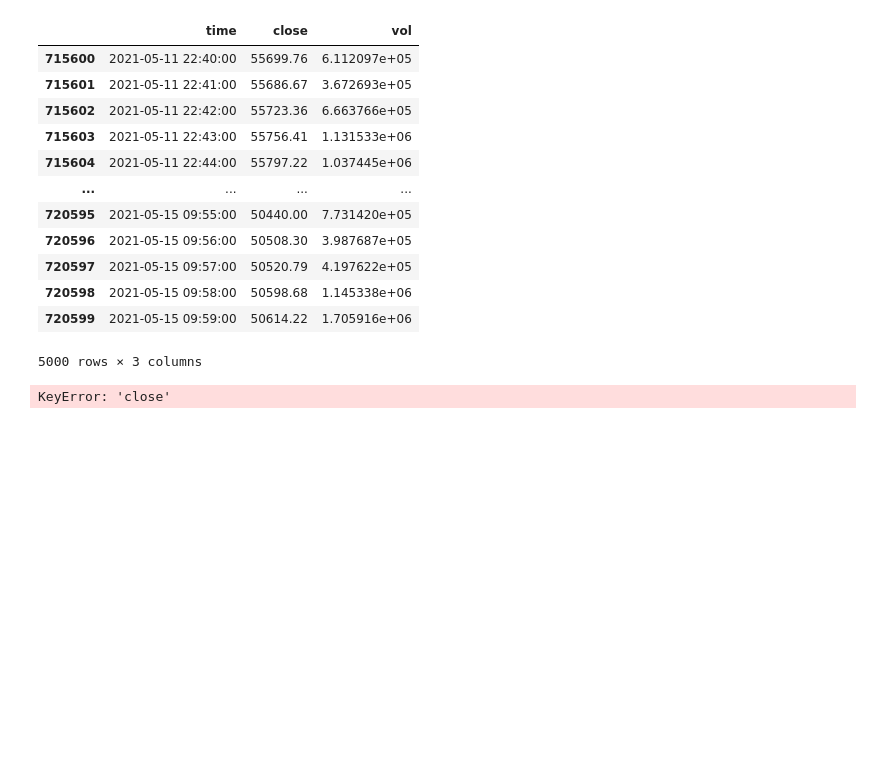
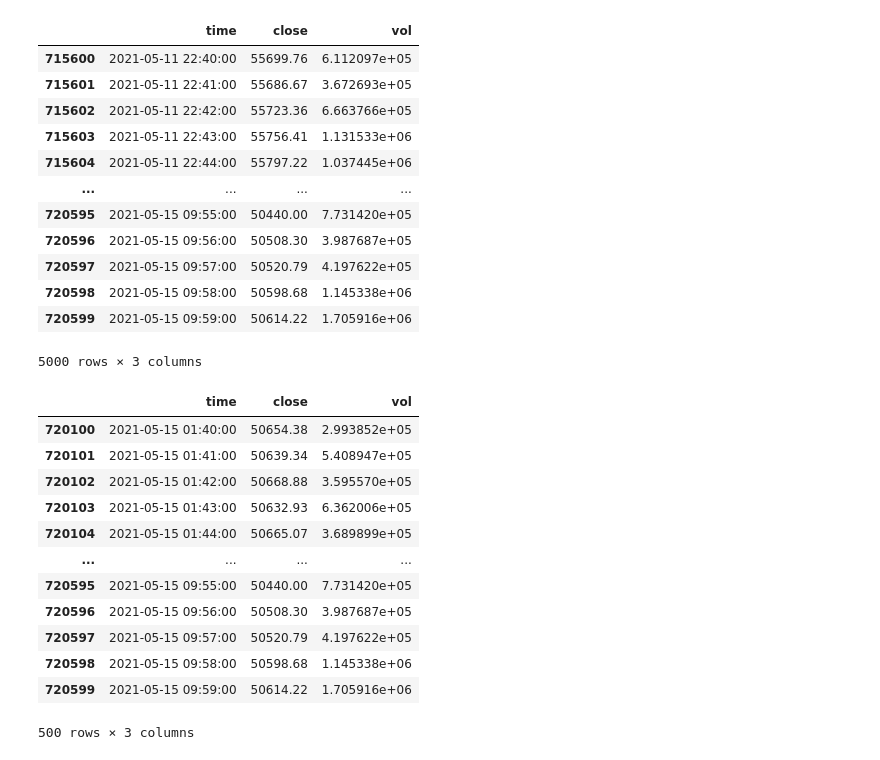
Before and after one commit to lukaszplatos/DataIntro, a Jupyter notebook: MyProject2.ipynb, the cells around one changed output. Drawn from its saved outputs; the diff is of its cells as text; code cells hidden in the pictures; blank space fills up the shorter version.

```diff
--- a/MyProject2.ipynb
+++ b/MyProject2.ipynb
@@ -106,6 +106,18 @@ bitcoin.iloc[-5000:, [0,6,8]]
 5000 rows × 3 columns
 # %%
 # Use Iloc commend to search for last 4 days
-bitcoin['close'].plot()
+bitcoin.iloc[-500:, [0,6,8]]
 # %% [output]
+|  | time | close | vol |
+| 720100 | 2021-05-15 01:40:00 | 50654.38 | 2.993852e+05 |
+| 720101 | 2021-05-15 01:41:00 | 50639.34 | 5.408947e+05 |
+| 720102 | 2021-05-15 01:42:00 | 50668.88 | 3.595570e+05 |
+| 720103 | 2021-05-15 01:43:00 | 50632.93 | 6.362006e+05 |
+| 720104 | 2021-05-15 01:44:00 | 50665.07 | 3.689899e+05 |
+| ... | ... | ... | ... |
+| 720595 | 2021-05-15 09:55:00 | 50440.00 | 7.731420e+05 |
+| 720596 | 2021-05-15 09:56:00 | 50508.30 | 3.987687e+05 |
+| 720597 | 2021-05-15 09:57:00 | 50520.79 | 4.197622e+05 |
+| 720598 | 2021-05-15 09:58:00 | 50598.68 | 1.145338e+06 |
+| 720599 | 2021-05-15 09:59:00 | 50614.22 | 1.705916e+06 |
-KeyError: 'close'
+500 rows × 3 columns
```
Also changed, not shown: parts of 4 cells of this notebook.
